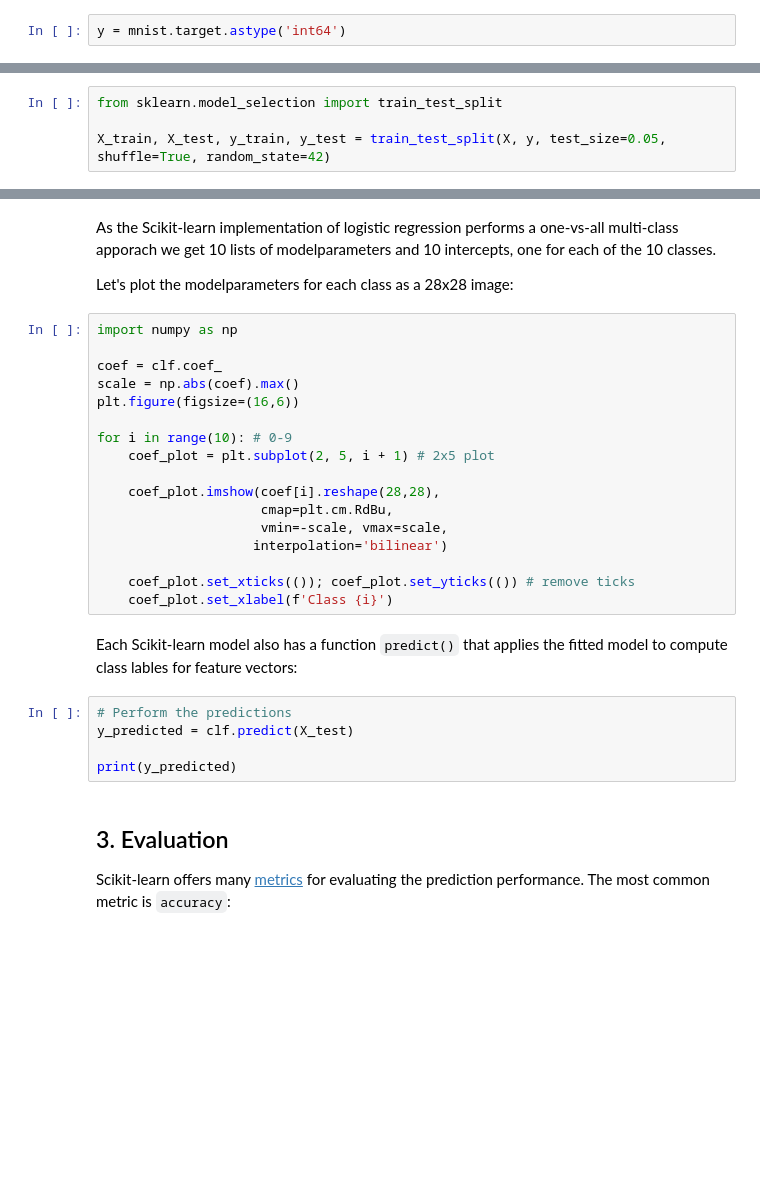
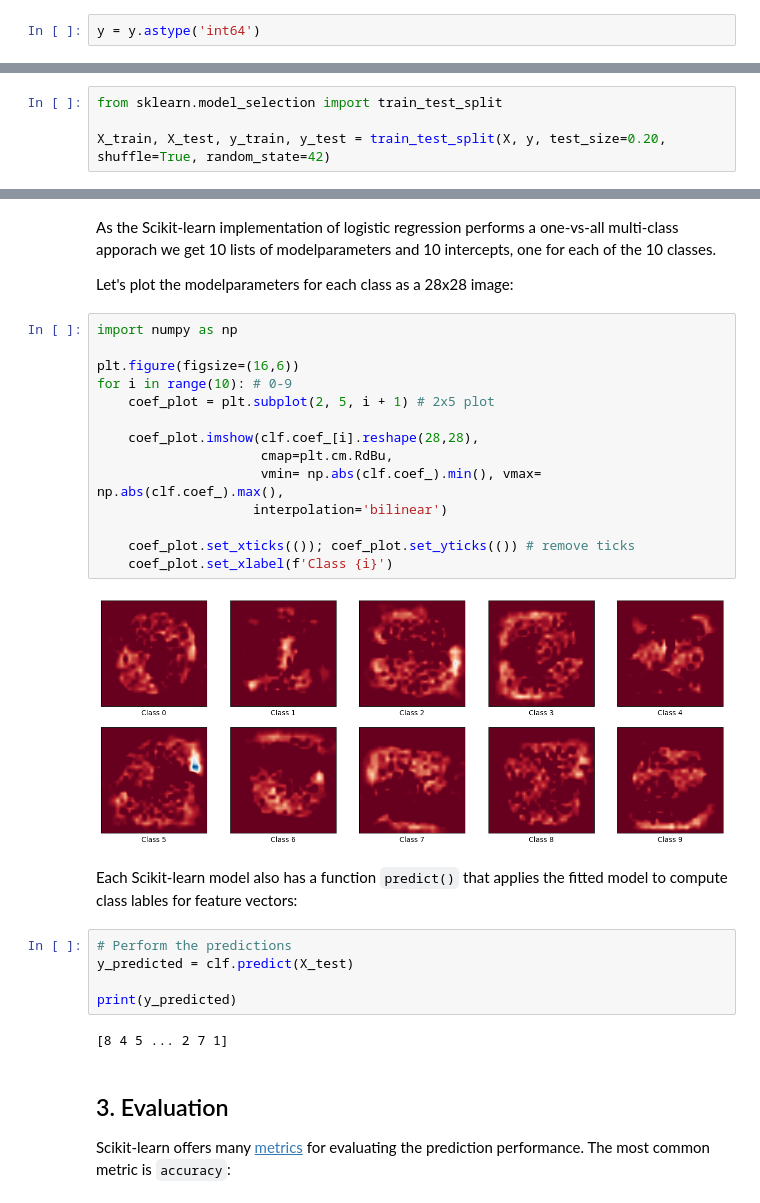
Before and after one commit to sdgroeve/Machine-Learning-Course-2days, a Jupyter notebook: mnist.ipynb, the cells around one changed output, grey strips where cells are left out. Drawn from its saved outputs; the diff is of its cells as text; blank space fills up the shorter version.

```diff
--- a/mnist.ipynb
+++ b/mnist.ipynb
@@ -49,7 +92,7 @@ print(y)
 # %% [markdown]
 We convert these to numbers (integers):
 # %%
-y = mnist.target.astype('int64')
+y = y.astype('int64')
 # %% [markdown]
 We can use the Python [matplotlib](https://matplotlib.org/) library to plot the digit images in `X` (the label for each image is shown in the title):
 # %%
@@ -81,7 +144,7 @@ To evaluate our trained model we need to first create an independent test set wi
 # %%
 from sklearn.model_selection import train_test_split
 
-X_train, X_test, y_train, y_test = train_test_split(X, y, test_size=0.05, shuffle=True, random_state=42)
+X_train, X_test, y_train, y_test = train_test_split(X, y, test_size=0.20, shuffle=True, random_state=42)
 # %% [markdown]
 ## 2. The model
 
@@ -106,20 +181,19 @@ Let's plot the modelparameters for each class as a 28x28 image:
 # %%
 import numpy as np
 
-coef = clf.coef_
-scale = np.abs(coef).max()
 plt.figure(figsize=(16,6))
-
 for i in range(10): # 0-9
     coef_plot = plt.subplot(2, 5, i + 1) # 2x5 plot
 
-    coef_plot.imshow(coef[i].reshape(28,28),
+    coef_plot.imshow(clf.coef_[i].reshape(28,28),
                      cmap=plt.cm.RdBu,
-                     vmin=-scale, vmax=scale,
+                     vmin= np.abs(clf.coef_).min(), vmax= np.abs(clf.coef_).max(),
                     interpolation='bilinear')
 
     coef_plot.set_xticks(()); coef_plot.set_yticks(()) # remove ticks
     coef_plot.set_xlabel(f'Class {i}')
+# %% [output]
+[figure, added]
 # %% [markdown]
 Each Scikit-learn model also has a function `predict()` that applies the fitted model to compute class lables for feature vectors:
 # %%
@@ -127,6 +201,8 @@ Each Scikit-learn model also has a function `predict()` that applies the fitted
 y_predicted = clf.predict(X_test)
 
 print(y_predicted)
+# %% [output]
+[8 4 5 ... 2 7 1]
 # %% [markdown]
 ## 3. Evaluation
 
```
Also changed, not shown: parts of 25 cells of this notebook.
